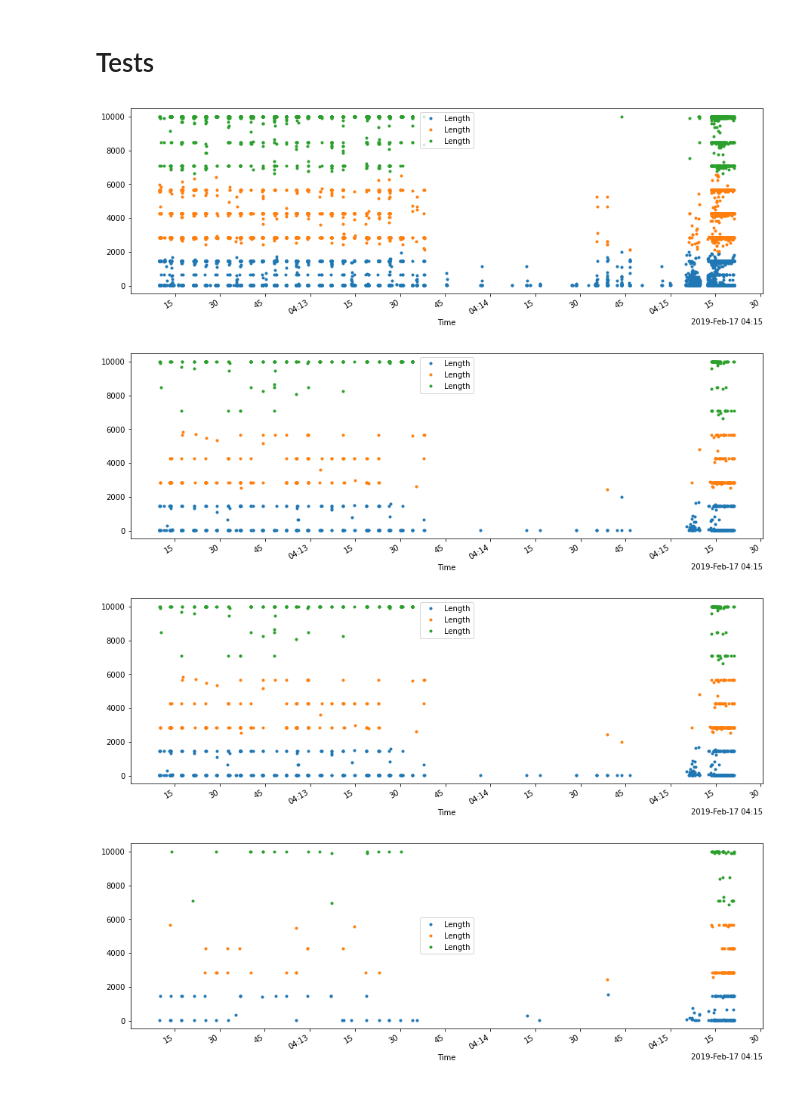
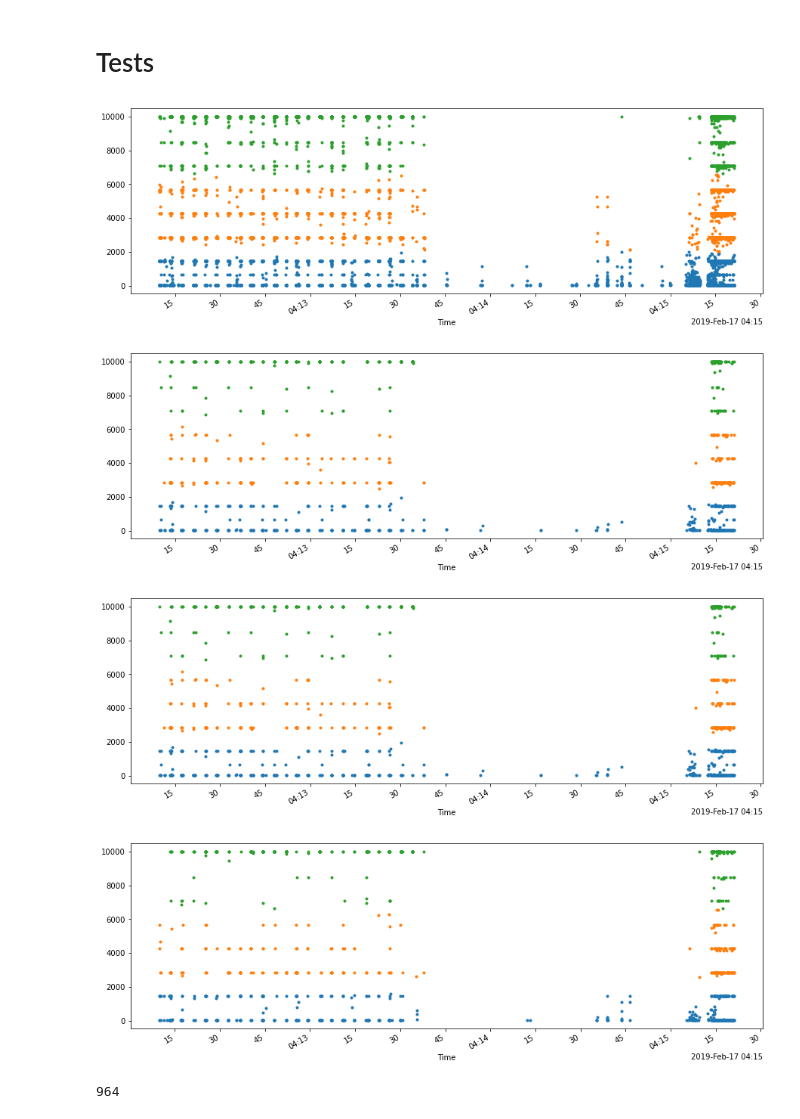
Before and after one commit to Vaggelis-Malandrakis/streaming_sampling, a Jupyter notebook: sampling_notebooks/Final Sampling Validation.ipynb, the cells around one changed output. Drawn from its saved outputs; the diff is of its cells as text; code cells hidden in the pictures.

```diff
--- a/sampling_notebooks/Final Sampling Validation.ipynb
+++ b/sampling_notebooks/Final Sampling Validation.ipynb
@@ -268,8 +268,8 @@ for i in range(len(splits)):
 
     #Stream Samp
     alpha = 0.15
-    L = max(int(len(df_n)/500),5)
-    T = max(int(len(df_n)/5000),5)
+    L = max(int(len(df_n)/50),5)
+    T = max(int(len(df_n)/500),5)
 
     samps = {0:[[]]}
 
@@ -361,10 +361,11 @@ axs.xaxis.set_major_locator(locator)
 axs.xaxis.set_major_formatter(formatter)
 
 df_n.reset_index().groupby('C_cluster').plot(x='Time', y='Length', ax=axs, alpha = 1, linestyle = '-', linewidth = 0, marker = 'o', markersize = 3)
+axs.get_legend().remove()
 
 plt.show()
 # %% [output]
-[figure, old version]
+[figure, new version]
 # %%
 fig, axs = plt.subplots(1, 1, constrained_layout=False, figsize=(15, 5))
 locator = mdates.AutoDateLocator(minticks=10, maxticks=20)
@@ -373,10 +374,11 @@ axs.xaxis.set_major_locator(locator)
 axs.xaxis.set_major_formatter(formatter)
 
 df2.reset_index().groupby('C_cluster').plot(x='Time', y='Length', ax=axs, alpha = 1, linestyle = '-', linewidth = 0, marker = 'o', markersize = 3)
+axs.get_legend().remove()
 
 plt.show()
 # %% [output]
-[figure, old version]
+[figure, new version]
 # %%
 fig, axs = plt.subplots(1, 1, constrained_layout=False, figsize=(15, 5))
 locator = mdates.AutoDateLocator(minticks=10, maxticks=20)
@@ -385,22 +387,28 @@ axs.xaxis.set_major_locator(locator)
 axs.xaxis.set_major_formatter(formatter)
 
 df2.reset_index().groupby('C_prime_cluster').plot(x='Time', y='Length', ax=axs, alpha = 1, linestyle = '-', linewidth = 0, marker = 'o', markersize = 3)
+axs.get_legend().remove()
 
 plt.show()
 # %% [output]
-[figure, old version]
+[figure, new version]
 # %%
 fig, axs = plt.subplots(1, 1, constrained_layout=False, figsize=(15, 5))
 locator = mdates.AutoDateLocator(minticks=10, maxticks=20)
 formatter = mdates.ConciseDateFormatter(locator)
 axs.xaxis.set_major_locator(locator)
 axs.xaxis.set_major_formatter(formatter)
 
 df3.reset_index().groupby('C_cluster').plot(x='Time', y='Length', ax=axs, alpha = 1, linestyle = '-', linewidth = 0, marker = 'o', markersize = 3)
+axs.get_legend().remove()
 
 plt.show()
 # %% [output]
-[figure, old version]
+[figure, new version]
+# %%
+len(sampled_with_sliced_df)
+# %% [output]
+964
 # %%
 fig, axs = plt.subplots(1, 1, constrained_layout=False, figsize=(15, 5))
 locator = mdates.AutoDateLocator(minticks=10, maxticks=20)
```
Also changed, not shown: parts of 7 cells of this notebook.
